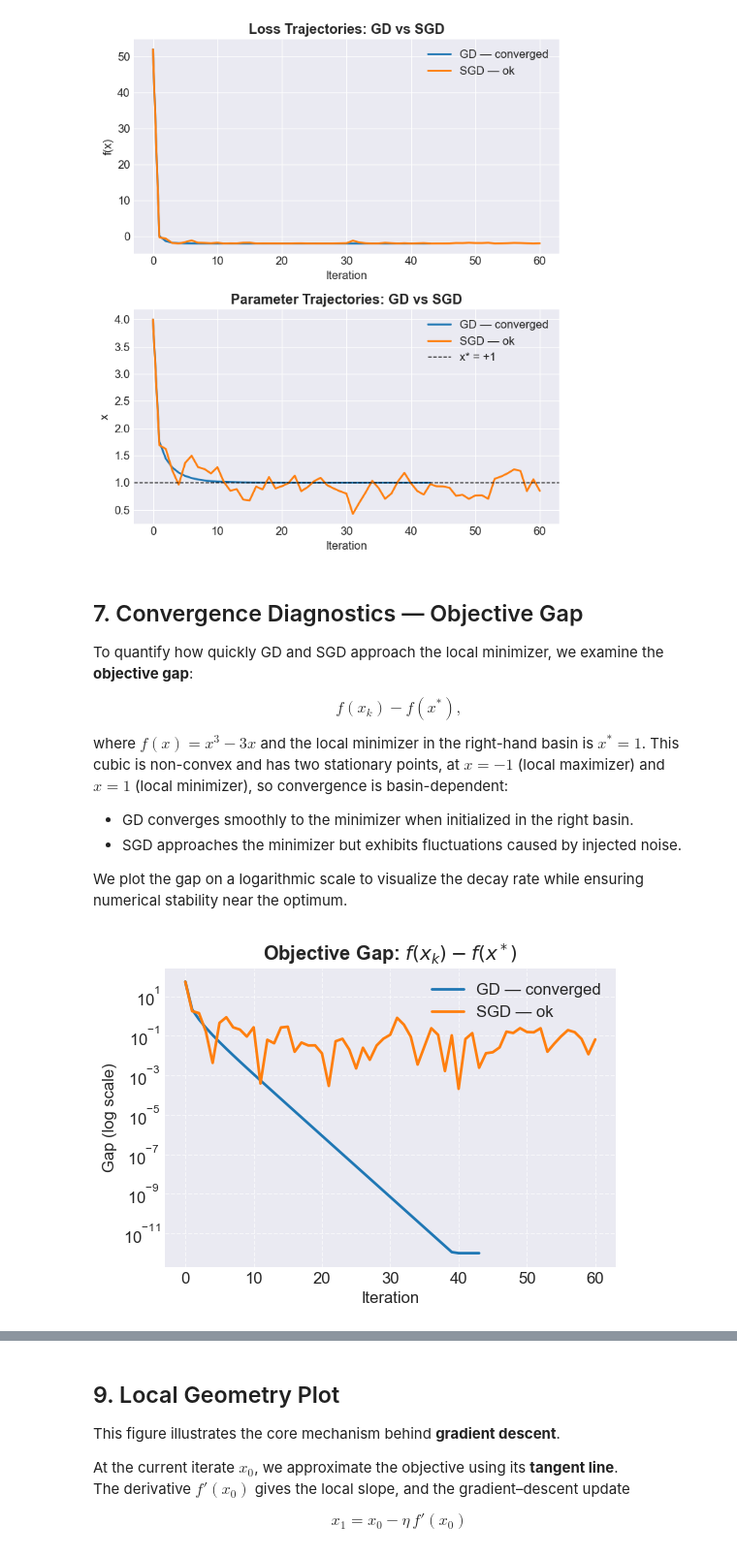
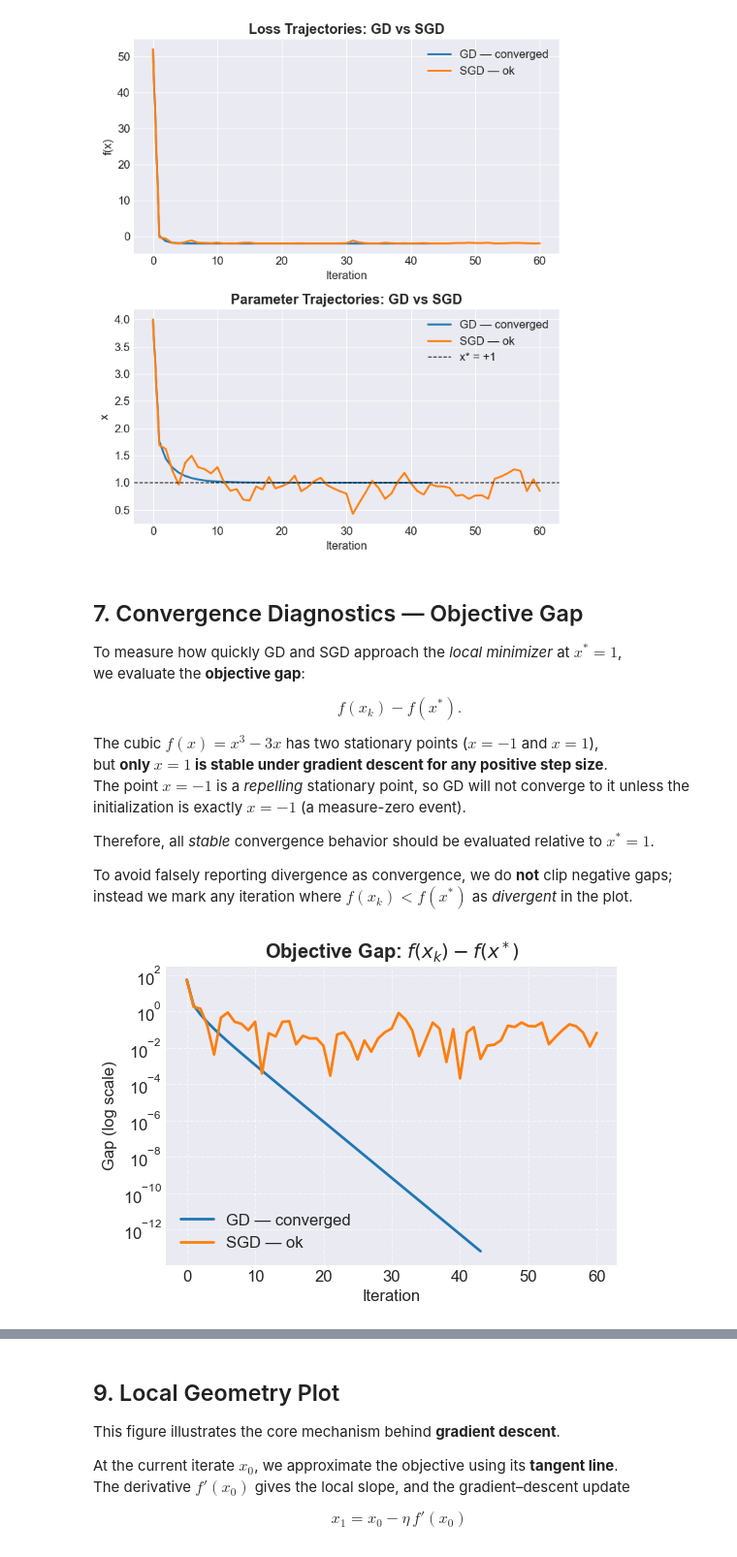
Before and after one commit to FranQuant/the_ai_engineer_capstones, a Jupyter notebook: week01_gd_optimization/gd_capstone_final.ipynb, the cells around one changed output, grey strips where cells are left out. Shown at 97% size. Cells and saved outputs as stored; diff of their text form; code cells hidden in the pictures.

```diff
--- a/week01_gd_optimization/gd_capstone_final.ipynb
+++ b/week01_gd_optimization/gd_capstone_final.ipynb
@@ -62,17 +67,23 @@ def f(x: float | np.ndarray) -> float | np.ndarray:
     Non-convex cubic objective:
         f(x) = x^3 - 3x
 
-    This function has:
-        - a local maximum at x = -1
-        - a local minimum at x = +1
+    Stationary points:
+        - x = -1  → f'(-1) = 0  (local maximum, unstable under GD)
+        - x = +1  → f'(+1) = 0  (local minimum, stable under GD for 0 < lr < 1/3)
+
+    Returns:
+        float or ndarray: objective evaluated at x
     """
     return x**3 - 3.0 * x
 
 
 def df(x: float | np.ndarray) -> float | np.ndarray:
     """
-    Derivative of f(x):
+    Derivative of the objective:
         f'(x) = 3x^2 - 3
+
+    This drives the GD update:
+        x_{k+1} = x_k - lr * f'(x_k)
     """
     return 3.0 * x**2 - 3.0
 # %% [markdown]
@@ -150,12 +166,12 @@ def gd(x0: float, lr: float = 0.05, steps: int = 50,
 
     Returns:
         traj (np.ndarray): trajectory of x-values across iterations
-        status (str): "ok", "converged", or "diverged"
+        status (str): "ok", "converged", or descriptive divergence label
     """
     x = float(x0)
     traj = [x]
 
-    for _ in range(steps):
+    for k in range(steps):
         grad = df(x)
 
         # Convergence condition
@@ -168,7 +184,7 @@ def gd(x0: float, lr: float = 0.05, steps: int = 50,
         # Divergence guard
         if abs(x_next) > max_radius:
             traj.append(x_next)
-            return np.array(traj), "diverged"
+            return np.array(traj), f"diverged (|x|>{max_radius} at iter {k+1})"
 
         traj.append(x_next)
         x = x_next
@@ -198,17 +214,17 @@ def sgd(x0: float, lr: float = 0.05, steps: int = 50,
 
     Returns:
         traj (np.ndarray): trajectory of x-values across iterations
-        status (str): "ok" or "diverged"
+        status (str): "ok" or descriptive divergence status
     """
     rng = np.random.default_rng(seed)
     x = float(x0)
     traj = [x]
 
-    for _ in range(steps):
+    for k in range(steps):
         grad = df(x)
         noise = rng.normal(scale=noise_scale)
 
-        # Apply noise to gradient
+        # noisy gradient
         grad_noisy = grad + noise
 
         x_next = x - lr * grad_noisy
@@ -216,7 +232,7 @@ def sgd(x0: float, lr: float = 0.05, steps: int = 50,
         # Divergence guard
         if abs(x_next) > max_radius:
             traj.append(x_next)
-            return np.array(traj), "diverged"
+            return np.array(traj), f"diverged (|x|>{max_radius} at iter {k+1})"
 
         traj.append(x_next)
         x = x_next
@@ -291,56 +303,58 @@ plt.show()
 # %% [markdown]
 ## 7. Convergence Diagnostics — Objective Gap
 
-To quantify how quickly GD and SGD approach the local minimizer, we examine the
-**objective gap**:
+To measure how quickly GD and SGD approach the *local minimizer* at $x^* = 1$,
+we evaluate the **objective gap**:
 
 $$
-f(x_k) - f(x^*),
+f(x_k) - f(x^*).
 $$
 
-where $f(x) = x^3 - 3x$ and the local minimizer in the right-hand basin is $x^* = 1$.
-This cubic is non-convex and has two stationary points, at $x = -1$ (local maximizer)
-and $x = 1$ (local minimizer), so convergence is basin-dependent:
+The cubic $f(x) = x^3 - 3x$ has two stationary points ($x=-1$ and $x=1$),
+but **only $x=1$ is stable under gradient descent for any positive step size**.
+The point $x=-1$ is a *repelling* stationary point, so GD will not converge to it
+unless the initialization is exactly $x=-1$ (a measure-zero event).
 
-- GD converges smoothly to the minimizer when initialized in the right basin.
-- SGD approaches the minimizer but exhibits fluctuations caused by injected noise.
+Therefore, all *stable* convergence behavior should be evaluated relative to $x^*=1$.
 
-We plot the gap on a logarithmic scale to visualize the decay rate while ensuring
-numerical stability near the optimum.
+To avoid falsely reporting divergence as convergence, we do **not** clip negative
+gaps; instead we mark any iteration where $f(x_k) < f(x^*)$ as *divergent* in the plot.
 # %%
 # ============================================
 # 7. Convergence Diagnostics: Objective Gap
 # ============================================
 
 # True minimizer (local minimum of x^3 - 3x)
 x_star = 1.0
 f_star = f(x_star)
 
-def objective_gap(traj, f_star, eps=1e-12):
+def objective_gap(traj, f_star):
     """
-    f(x_k) - f(x*) for each iteration, clamped for numerical stability.
+    f(x_k) - f(x*) for each iteration.
+    If f(x_k) < f_star (i.e., the run moved into the unbounded-below region),
+    we mark the gap as NaN so the log plot reveals divergence.
     """
     gap = f(traj) - f_star
-    gap = np.maximum(gap, eps)  # avoid log(0)
+    gap = np.where(gap >= 0, gap, np.nan)
     return gap
 
 # Compute gaps
 gap_gd = objective_gap(traj_gd, f_star)
 gap_sgd = objective_gap(traj_sgd, f_star)
 
 # Plot on log scale
 plt.figure(figsize=(6,4))
 plt.semilogy(gap_gd, label=f"GD — {status_gd}", linewidth=2)
 plt.semilogy(gap_sgd, label=f"SGD — {status_sgd}", linewidth=2)
 
 plt.title("Objective Gap: $f(x_k) - f(x^*)$")
 plt.xlabel("Iteration")
 plt.ylabel("Gap (log scale)")
 plt.grid(True, which="both", linestyle="--", alpha=0.6)
 plt.legend()
 plt.show()
 # %% [output]
-[figure, old version]
+[figure, new version]
 # %% [markdown]
 ## 8. Step-Size Sensitivity (Learning-Rate Sweep)
 
```
Also changed, not shown: parts of 9 cells of this notebook.
